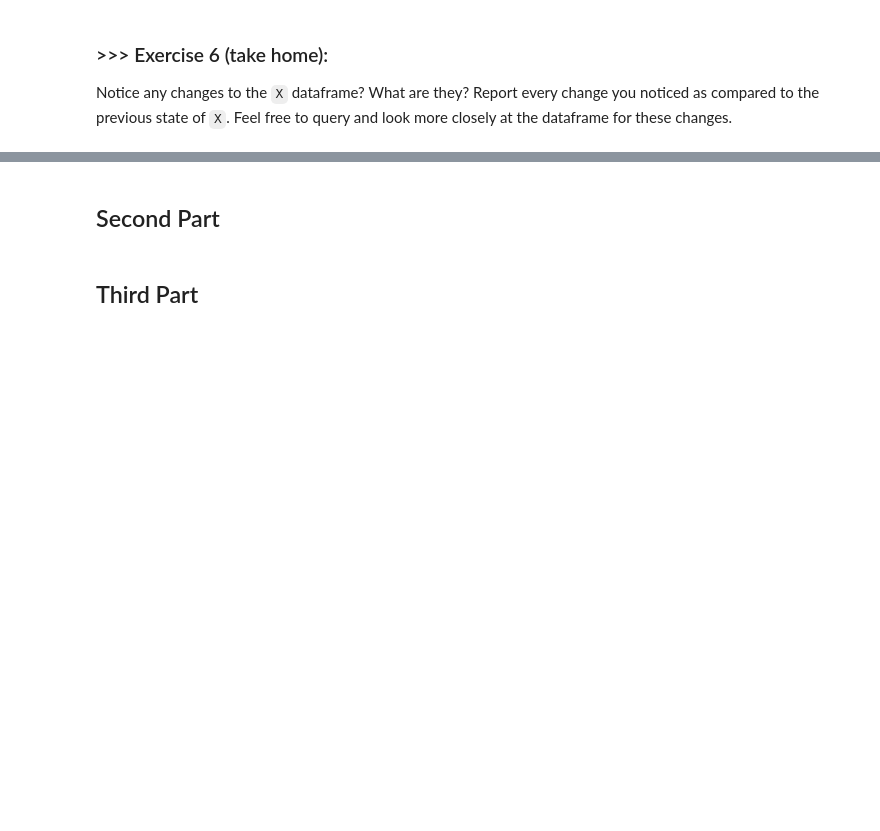
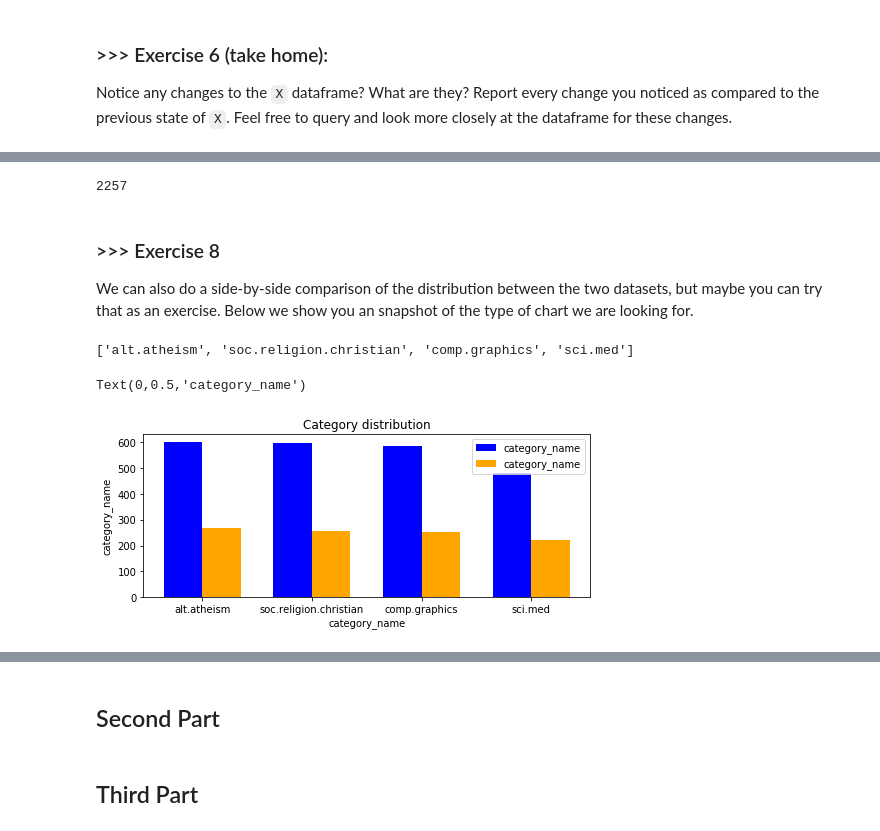
Before and after one commit to grace6029/DM19-Lab1-Homework1, a Jupyter notebook: DM19-Lab1-Homework1/DM19-Lab1-Homework.ipynb, the cells around one changed output, grey strips where cells are left out. Drawn from its saved outputs; the diff is of its cells as text; code cells hidden in the pictures; blank space fills up the shorter version.

```diff
--- a/DM19-Lab1-Homework1/DM19-Lab1-Homework.ipynb
+++ b/DM19-Lab1-Homework1/DM19-Lab1-Homework.ipynb
@@ -119,0 +127,2 @@ Notice any changes to the `X` dataframe? What are they? Report every change you
+# %%
+X_sample = X.sample(n=1000) #random state
@@ -119,0 +174,4 @@ Notice any changes to the `X` dataframe? What are they? Report every change you
+# %%
+len(X)
+# %% [output]
+2257
@@ -119,0 +182,3 @@ Notice any changes to the `X` dataframe? What are they? Report every change you
+# %% [markdown]
+### >>> Exercise 8
+We can also do a side-by-side comparison of the distribution between the two datasets, but maybe you can try that as an exercise. Below we show you an snapshot of the type of chart we are looking for.
@@ -119,0 +188,25 @@ Notice any changes to the `X` dataframe? What are they? Report every change you
+# %%
+categories
+# %% [output]
+['alt.atheism', 'soc.religion.christian', 'comp.graphics', 'sci.med']
+# %%
+x_origin = X.category_name.value_counts()
+x_sample = X_sample.category_name.value_counts()
+
+#ylim set the range of y axis
+plt.figure(figsize=(8,3))
+plt.bar(categories, x_origin, color='blue',label = "category_name",align = "edge",width = -0.35)
+plt.bar(categories, x_sample, color='orange',label = "category_name",align = "edge",width = 0.35)
+#指定label前需要加上legend()
+plt.legend()
+plt.title('Category distribution')
+plt.xlabel("category_name")
+plt.ylabel("category_name")
+#X.category_name.value_counts().plot(kind = 'bar', ylim = [0, upper_bound],
+#                                           rot = 0, fontsize = 12, figsize = (8,3))
+#X_sample.category_name.value_counts().plot(kind = 'bar',
+#                                           ylim = [0, upper_bound],
+#                                           rot = 0, fontsize = 12, figsize = (8,3))
+# %% [output]
+Text(0,0.5,'category_name')
+[figure, added]
```
Also changed, not shown: parts of 38 cells of this notebook, 1 other file.
